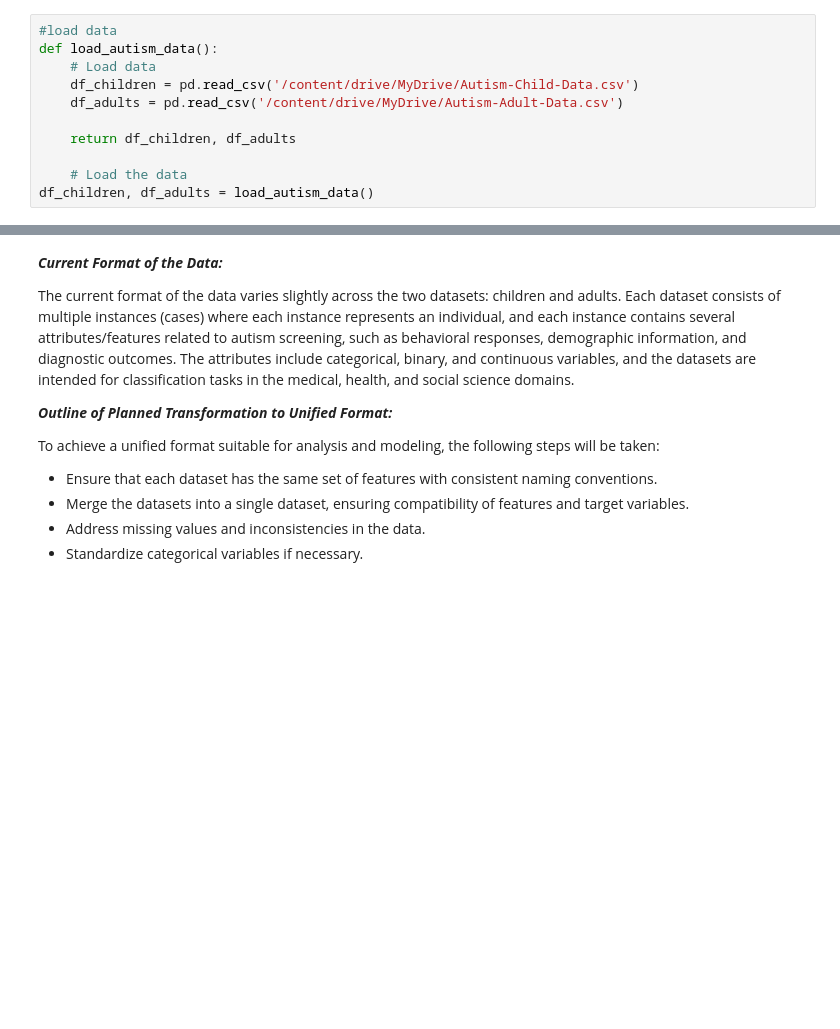
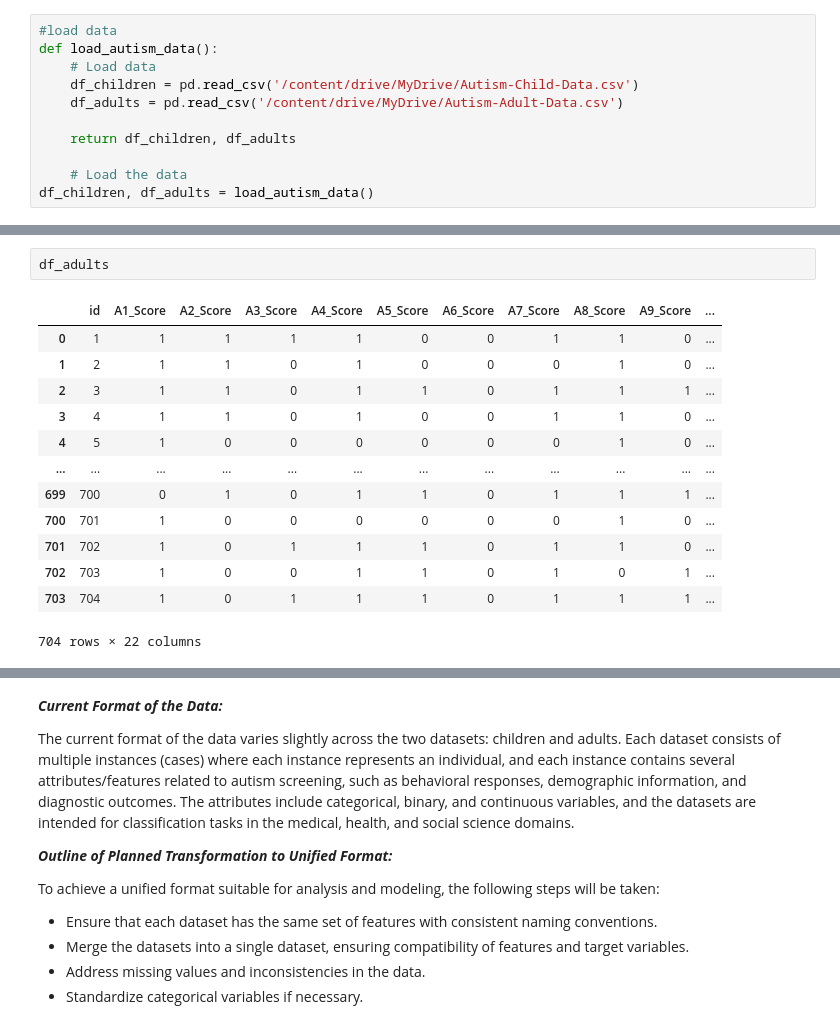
Before and after one commit to Praise-Atadja/CognitiveQuest, a Jupyter notebook: CognitiveQuest.ipynb, the cells around one changed output, grey strips where cells are left out. Saved outputs shown, nothing was run; the diff lists cells and outputs as text; blank space fills up the shorter version.

```diff
--- a/CognitiveQuest.ipynb
+++ b/CognitiveQuest.ipynb
@@ -84,0 +102,16 @@ df_children, df_adults = load_autism_data()
+# %%
+df_adults
+# %% [output]
+|  | id | A1_Score | A2_Score | A3_Score | A4_Score | A5_Score | A6_Score | A7_Score | A8_Score | A9_Score | ... |
+| 0 | 1 | 1 | 1 | 1 | 1 | 0 | 0 | 1 | 1 | 0 | ... |
+| 1 | 2 | 1 | 1 | 0 | 1 | 0 | 0 | 0 | 1 | 0 | ... |
+| 2 | 3 | 1 | 1 | 0 | 1 | 1 | 0 | 1 | 1 | 1 | ... |
+| 3 | 4 | 1 | 1 | 0 | 1 | 0 | 0 | 1 | 1 | 0 | ... |
+| 4 | 5 | 1 | 0 | 0 | 0 | 0 | 0 | 0 | 1 | 0 | ... |
+| ... | ... | ... | ... | ... | ... | ... | ... | ... | ... | ... | ... |
+| 699 | 700 | 0 | 1 | 0 | 1 | 1 | 0 | 1 | 1 | 1 | ... |
+| 700 | 701 | 1 | 0 | 0 | 0 | 0 | 0 | 0 | 1 | 0 | ... |
+| 701 | 702 | 1 | 0 | 1 | 1 | 1 | 0 | 1 | 1 | 0 | ... |
+| 702 | 703 | 1 | 0 | 0 | 1 | 1 | 0 | 1 | 0 | 1 | ... |
+| 703 | 704 | 1 | 0 | 1 | 1 | 1 | 0 | 1 | 1 | 1 | ... |
+704 rows × 22 columns
```
Also changed, not shown: parts of 33 cells of this notebook.
